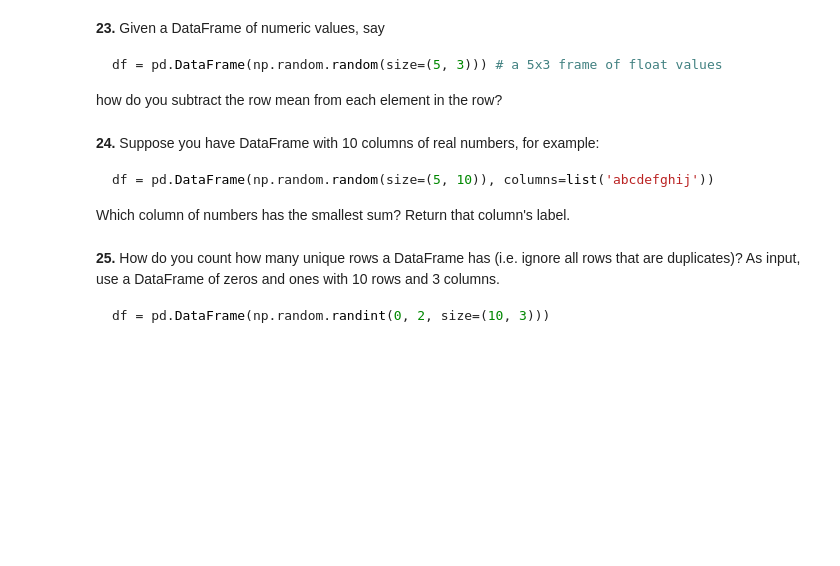
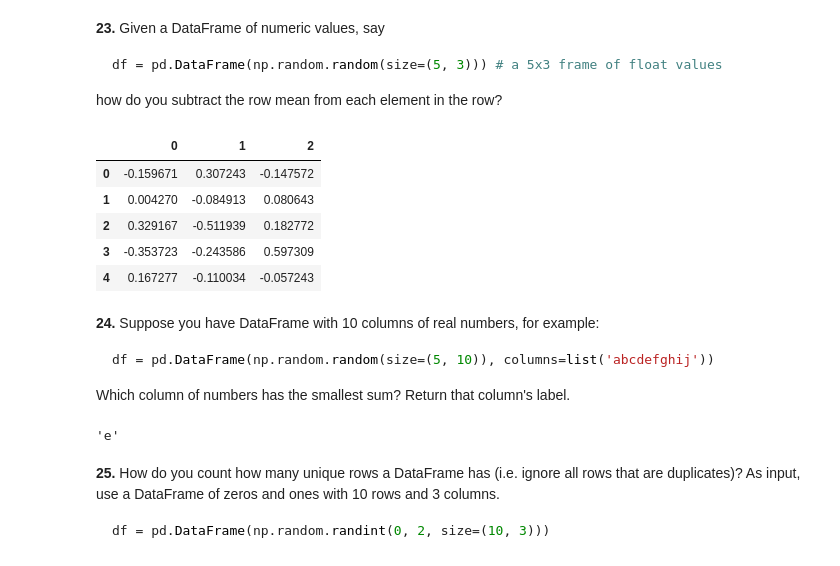
Before and after one commit to Gooogr/100-pandas-puzzles, a Jupyter notebook: 100-pandas-puzzles (working).ipynb, the cells around one changed output. Saved outputs shown, nothing was run; the diff lists cells and outputs as text; code cells hidden in the pictures; blank space fills up the shorter version.

````diff
--- a/100-pandas-puzzles (working).ipynb
+++ b/100-pandas-puzzles (working).ipynb
@@ -294,6 +315,18 @@ df = pd.DataFrame(np.random.random(size=(5, 3))) # a 5x3 frame of float values
 ```
 
 how do you subtract the row mean from each element in the row?
+# %%
+df = pd.DataFrame(np.random.random(size=(5, 3)))
+# %%
+df.sub(df.mean(axis=1), axis=0)
+# https://pandas.pydata.org/pandas-docs/stable/reference/api/pandas.DataFrame.sub.html?highlight=sub#pandas.DataFrame.sub
+# %% [output]
+|  | 0 | 1 | 2 |
+| 0 | -0.159671 | 0.307243 | -0.147572 |
+| 1 | 0.004270 | -0.084913 | 0.080643 |
+| 2 | 0.329167 | -0.511939 | 0.182772 |
+| 3 | -0.353723 | -0.243586 | 0.597309 |
+| 4 | 0.167277 | -0.110034 | -0.057243 |
 # %% [markdown]
 **24.** Suppose you have DataFrame with 10 columns of real numbers, for example:
 
@@ -304,3 +339,11 @@ Which column of numbers has the smallest sum?  Return that column's label.
+# %%
+df.iloc[:, df.sum().argmin()].name
+
+#OR
+
+df.sum().idxmin()
+# %% [output]
+'e'
 # %% [markdown]
 **25.** How do you count how many unique rows a DataFrame has (i.e. ignore all rows that are duplicates)? As input, use a DataFrame of zeros and ones with 10 rows and 3 columns.
 
````
Also changed, not shown: parts of 9 cells of this notebook.
